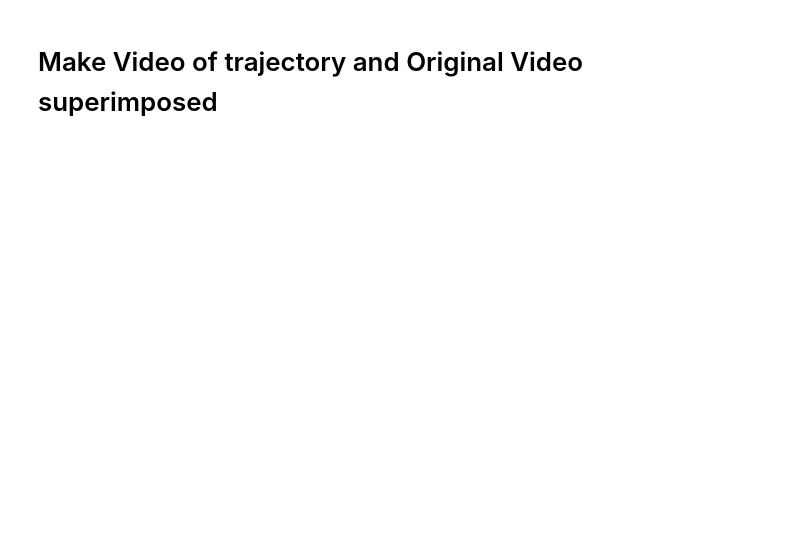
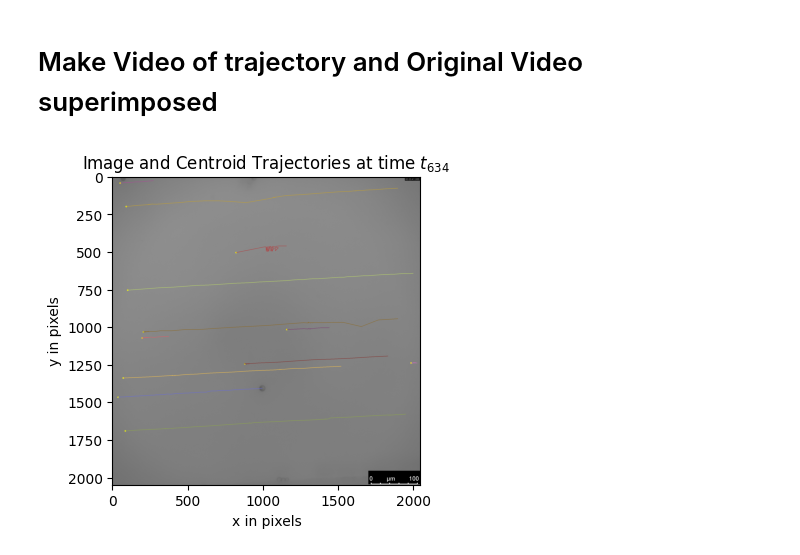
Before and after one commit to Sihifu/JPS-tracking, a Jupyter notebook: visualizations_center.ipynb, the cells around one changed output. Saved outputs shown, nothing was run; the diff lists cells and outputs as text; code cells hidden in the pictures; blank space fills up the shorter version.

```diff
--- a/visualizations_center.ipynb
+++ b/visualizations_center.ipynb
@@ -19,7 +19,7 @@ np.set_printoptions(precision=2,suppress=True)
 # Input Data
 # %%
 folder_name="Gute_aufnahme_shortened"
-destination_video_name="sorted_trajectory_superimposed.avi"
+destination_video_name="trajectory_superimposed.avi"
 # %%
 os.makedirs(os.path.join("Video_Data",folder_name),exist_ok=True)
 data_paths=os.listdir(os.path.join("data",folder_name))
@@ -144,6 +145,19 @@ for current_frame_number in range(max_frame):
             image_current = cv.line(image_current, start_point, end_point, color, thickness)
     k=k+1
     video.write(image_current)
+    if current_frame_number==634:
+        src_for_thesis=image_current
 video.write(image_current)
 cv.destroyAllWindows()
 video.release()
+# %%
+fig=plt.figure()
+fig.set_size_inches(10,4)
+plt.title("Image and Centroid Trajectories at time $t_{634}$")
+plt.xlabel("x in pixels")
+plt.ylabel("y in pixels")
+plt.imshow(cv.cvtColor(src_for_thesis,cv.COLOR_BGR2RGB))
+plt.show()
+fig.savefig('export_graphs/traj_superimposed.eps', format="eps", dpi=1200, bbox_inches="tight")
+# %% [output]
+[figure, added]
```
Also changed, not shown: parts of 3 cells of this notebook, 58 other files.
